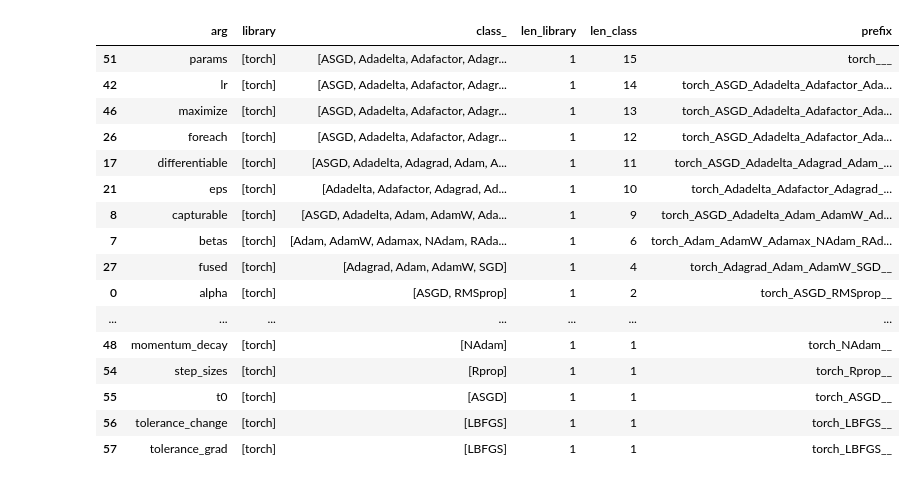
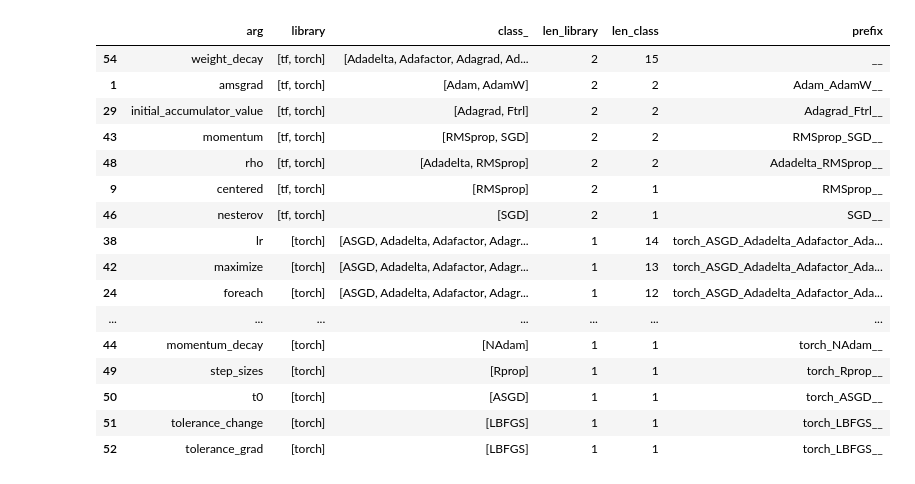
Before and after one commit to theNewFlesh/flatiron, a Jupyter notebook: notebooks/generate-config.ipynb, the cells around one changed output. Saved outputs shown, nothing was run; the diff lists cells and outputs as text; code cells hidden in the pictures.

```diff
--- a/notebooks/generate-config.ipynb
+++ b/notebooks/generate-config.ipynb
@@ -18,6 +26,15 @@ def get_classes(module):
     members = list(filter(lambda x: not x[0].startswith('_'), members))
     classes = dict(members)
     return classes
+
+def create_signature(arg, annotation, default):
+    if annotation == 'UNTYPED':
+        annotation = 'Any'
+    if default == 'REQUIRED':
+        default = ''
+    else:
+        default = f' = {default}'
+    return f'{arg}: {annotation}{default}'
 
 def get_init_signature_data(class_, remove=['self']):
     sig = inspect.getfullargspec(class_)
@@ -41,10 +58,18 @@ def get_init_signature_data(class_, remove=['self']):
     anno = sig.annotations
     for key, val in args.items():
         if key in anno:
-            args[key] = (val, anno[key])
+            args[key] = (val, anno[key].__name__)
         else:
             args[key] = (val, 'UNTYPED')
-    data = [dict(arg=k, default=v[0], type=v[1]) for k, v in args.items()]
+
+    data = []
+    for arg, (default, type_) in args.items():
+        data.append(dict(
+            arg=arg,
+            default=default,
+            type_=type_,
+            signature=create_signature(arg, type_, default),
+        ))
     return data
 
 def get_module_class_data(module):
@@ -56,7 +81,7 @@ def get_module_class_data(module):
             row['class_'] = name
         data.extend(datum)
 
-    cols = ['class_', 'arg', 'type_', 'default']
+    cols = ['class_', 'arg', 'type_', 'default', 'signature']
     data = pd.DataFrame(data, columns=cols)
     data['library'] = module.__name__.split('.')[0]
     data['module'] = module.__name__
@@ -77,4 +102,22 @@ def get_optimizer_data():
     data['field'] = data['class_']
     mask = data.field == 'Nadam'
     data.loc[mask, 'field'] = 'NAdam'
+
+    mask = data.class_.apply(lambda x: x not in ['Optimizer', 'LossScaleOptimizer'])
+    data = data[mask]
+
+    mask = data.arg != 'params'
+    data = data[mask]
+
+    data.reset_index(drop=True, inplace=True)
+
     return data
+
+def get_class_definitions(data, base_class='BaseConfig'):
+    data = data.copy()
+    data['config_name'] = data \
+        .apply(lambda x: f'class {x.library.capitalize()}{x.class_}Config({base_class}):', axis=1) \
+        .apply(lambda x: re.sub(' Tf', ' TF', x))
+    class_def = data.groupby('config_name', as_index=False).signature.agg(lambda x: '    ' + '\n    '.join(sorted(x)))
+    class_def = class_def.apply(lambda x: f'{x.config_name}\n{x.signature}', axis=1)
+    return class_def.tolist()
@@ -141,27 +356,25 @@ d
 # %%
 lib = 'torch'
 
 d = opt
-mask = d.len_library == 1
-d = d[mask]
-mask = d.library.apply(lambda x: x[0] == lib)
+mask = d.library.apply(lambda x: lib in x)
 d = d[mask]
 d
 # %% [output]
 |  | arg | library | class_ | len_library | len_class | prefix |
-| 51 | params | [torch] | [ASGD, Adadelta, Adafactor, Adagr... | 1 | 15 | torch___ |
-| 42 | lr | [torch] | [ASGD, Adadelta, Adafactor, Adagr... | 1 | 14 | torch_ASGD_Adadelta_Adafactor_Ada... |
-| 46 | maximize | [torch] | [ASGD, Adadelta, Adafactor, Adagr... | 1 | 13 | torch_ASGD_Adadelta_Adafactor_Ada... |
-| 26 | foreach | [torch] | [ASGD, Adadelta, Adafactor, Adagr... | 1 | 12 | torch_ASGD_Adadelta_Adafactor_Ada... |
-| 17 | differentiable | [torch] | [ASGD, Adadelta, Adagrad, Adam, A... | 1 | 11 | torch_ASGD_Adadelta_Adagrad_Adam_... |
-| 21 | eps | [torch] | [Adadelta, Adafactor, Adagrad, Ad... | 1 | 10 | torch_Adadelta_Adafactor_Adagrad_... |
-| 8 | capturable | [torch] | [ASGD, Adadelta, Adam, AdamW, Ada... | 1 | 9 | torch_ASGD_Adadelta_Adam_AdamW_Ad... |
-| 7 | betas | [torch] | [Adam, AdamW, Adamax, NAdam, RAda... | 1 | 6 | torch_Adam_AdamW_Adamax_NAdam_RAd... |
-| 27 | fused | [torch] | [Adagrad, Adam, AdamW, SGD] | 1 | 4 | torch_Adagrad_Adam_AdamW_SGD__ |
-| 0 | alpha | [torch] | [ASGD, RMSprop] | 1 | 2 | torch_ASGD_RMSprop__ |
+| 54 | weight_decay | [tf, torch] | [Adadelta, Adafactor, Adagrad, Ad... | 2 | 15 | __ |
+| 1 | amsgrad | [tf, torch] | [Adam, AdamW] | 2 | 2 | Adam_AdamW__ |
+| 29 | initial_accumulator_value | [tf, torch] | [Adagrad, Ftrl] | 2 | 2 | Adagrad_Ftrl__ |
+| 43 | momentum | [tf, torch] | [RMSprop, SGD] | 2 | 2 | RMSprop_SGD__ |
+| 48 | rho | [tf, torch] | [Adadelta, RMSprop] | 2 | 2 | Adadelta_RMSprop__ |
+| 9 | centered | [tf, torch] | [RMSprop] | 2 | 1 | RMSprop__ |
+| 46 | nesterov | [tf, torch] | [SGD] | 2 | 1 | SGD__ |
+| 38 | lr | [torch] | [ASGD, Adadelta, Adafactor, Adagr... | 1 | 14 | torch_ASGD_Adadelta_Adafactor_Ada... |
+| 42 | maximize | [torch] | [ASGD, Adadelta, Adafactor, Adagr... | 1 | 13 | torch_ASGD_Adadelta_Adafactor_Ada... |
+| 24 | foreach | [torch] | [ASGD, Adadelta, Adafactor, Adagr... | 1 | 12 | torch_ASGD_Adadelta_Adafactor_Ada... |
 | ... | ... | ... | ... | ... | ... | ... |
-| 48 | momentum_decay | [torch] | [NAdam] | 1 | 1 | torch_NAdam__ |
-| 54 | step_sizes | [torch] | [Rprop] | 1 | 1 | torch_Rprop__ |
-| 55 | t0 | [torch] | [ASGD] | 1 | 1 | torch_ASGD__ |
-| 56 | tolerance_change | [torch] | [LBFGS] | 1 | 1 | torch_LBFGS__ |
-| 57 | tolerance_grad | [torch] | [LBFGS] | 1 | 1 | torch_LBFGS__ |
+| 44 | momentum_decay | [torch] | [NAdam] | 1 | 1 | torch_NAdam__ |
+| 49 | step_sizes | [torch] | [Rprop] | 1 | 1 | torch_Rprop__ |
+| 50 | t0 | [torch] | [ASGD] | 1 | 1 | torch_ASGD__ |
+| 51 | tolerance_change | [torch] | [LBFGS] | 1 | 1 | torch_LBFGS__ |
+| 52 | tolerance_grad | [torch] | [LBFGS] | 1 | 1 | torch_LBFGS__ |
```
Also changed, not shown: parts of 8 cells of this notebook, 1 other file.
